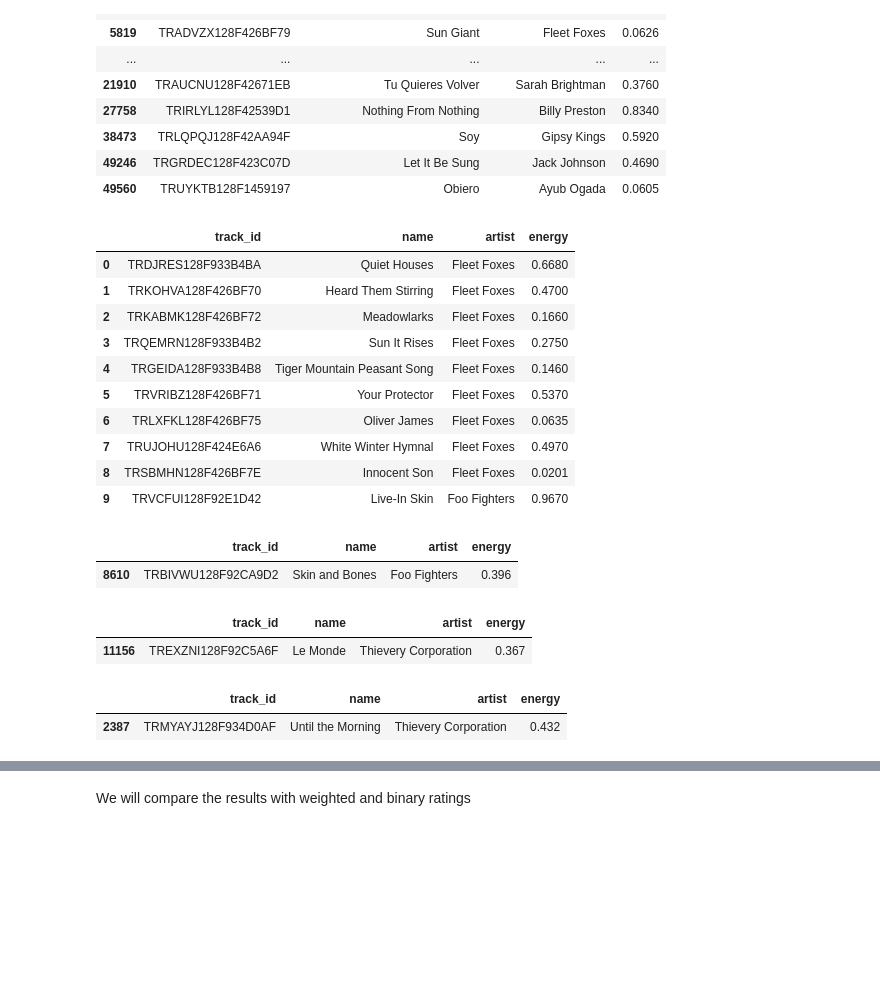
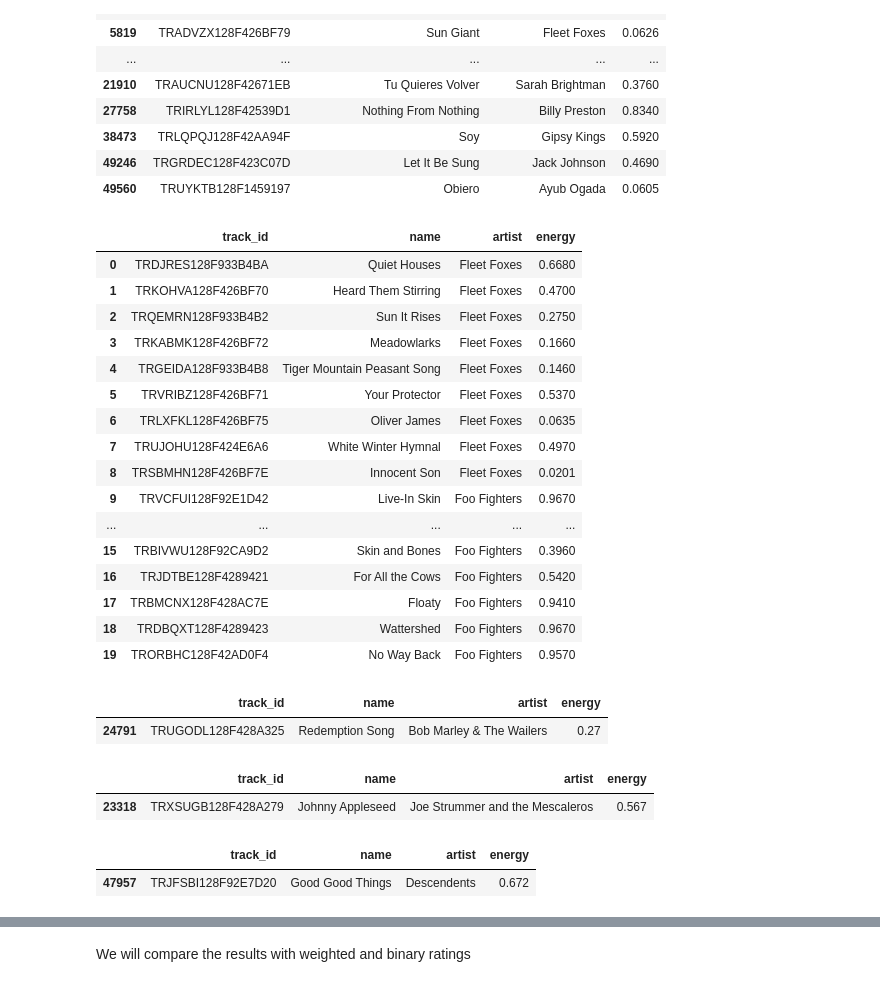
Before and after one commit to dahermar/TFM-Music-Recommendation-System, a Jupyter notebook: System/collaborative_filtering_v2.ipynb, the cells around one changed output, grey strips where cells are left out. Saved outputs shown, nothing was run; the diff lists cells and outputs as text; code cells hidden in the pictures; blank space fills up the shorter version.

```diff
--- a/System/collaborative_filtering_v2.ipynb
+++ b/System/collaborative_filtering_v2.ipynb
@@ -283,7 +283,7 @@ class ItemBasedRecommender:
         self.track_uniques = track_uniques
         self.df_music_info = df_music_info
         self.user_index = None
-        self.recommendations = None # List of tuples (track_id, energy, has been recommended)
+        self.recommendations = None # List of tuples (track_id, energy, similarity, has been recommended)
 
     def make_recommendations(self, user_index, n=100):
         self.user_index = user_index
@@ -299,8 +299,9 @@ class ItemBasedRecommender:
 
         track_ids = self.track_uniques[top_n_index].tolist()
         df_filtered = self.df_music_info.set_index('track_id').loc[track_ids][['energy']].reset_index()
+        index_to_similarity = {idx: similarities[idx] for idx in top_n_index}
 
-        self.recommendations = [(track_id, energy, False) for track_id, energy in df_filtered.itertuples(index=False, name=None)]
+        self.recommendations = [(track_id, energy, index_to_similarity[self.track_uniques.tolist().index(track_id)], False) for track_id, energy in df_filtered.itertuples(index=False, name=None)]
 
 
     def recommend_song(self, energy, energy_margin=0.05):
@@ -310,11 +311,11 @@ class ItemBasedRecommender:
         closest_track_index = None
         distance_to_energy = float('inf')
 
-        for i, (track_id, track_energy, has_been_recommended) in enumerate(self.recommendations):
+        for i, (track_id, track_energy, similarity, has_been_recommended) in enumerate(self.recommendations):
             distance = abs(track_energy - energy)
 
             if not has_been_recommended and distance <= energy_margin:
-                self.recommendations[i] = (track_id, track_energy, True)
+                self.recommendations[i] = (track_id, track_energy, similarity, True)
                 return (track_id, track_energy)
 
             if not has_been_recommended and distance < distance_to_energy:
@@ -322,8 +323,8 @@ class ItemBasedRecommender:
                 distance_to_energy = distance
 
         if closest_track_index is not None:
-            track_id, track_energy, _ = self.recommendations[closest_track_index]
-            self.recommendations[closest_track_index] = (track_id, track_energy, True)
+            track_id, track_energy, _, _= self.recommendations[closest_track_index]
+            self.recommendations[closest_track_index] = (track_id, track_energy, similarity, True)
             return (track_id, track_energy)
 
         raise ValueError("All recommendations have already been recommended")
@@ -338,10 +339,10 @@ class ItemBasedRecommender:
     def get_recommendations_ids(self):
         if self.recommendations is None:
             raise ValueError("No recommendations available. Please call make_recommendations first.")
-        return [track_id for track_id, _, _ in self.recommendations]
+        return [track_id for track_id, _, _, _ in self.recommendations]
 
     def get_recommendations_info(self):
-        track_ids_ordered = [track_id for track_id, _, _ in self.recommendations]
+        track_ids_ordered = [track_id for track_id, _, _, _ in self.recommendations]
         df_ordered = self.df_music_info.set_index('track_id').loc[track_ids_ordered].reset_index()
         return df_ordered
 # %% [markdown]
@@ -373,38 +374,44 @@ df_music_info[df_music_info['track_id'].isin(user_listened_songs)]
 | 49560 | TRUYKTB128F1459197 | Obiero | Ayub Ogada | 0.0605 |
 # %%
 item_based_recommender = ItemBasedRecommender(interaction_matrix_csc_binary, item_based_similarity, track_uniques, df_music_info)
-item_based_recommender.make_recommendations(user_index, n=10)
+item_based_recommender.make_recommendations(user_index, n=20)
 item_based_recommender.get_recommendations_info().head(50)
 # %% [output]
 |  | track_id | name | artist | energy |
 | 0 | TRDJRES128F933B4BA | Quiet Houses | Fleet Foxes | 0.6680 |
 | 1 | TRKOHVA128F426BF70 | Heard Them Stirring | Fleet Foxes | 0.4700 |
-| 2 | TRKABMK128F426BF72 | Meadowlarks | Fleet Foxes | 0.1660 |
-| 3 | TRQEMRN128F933B4B2 | Sun It Rises | Fleet Foxes | 0.2750 |
+| 2 | TRQEMRN128F933B4B2 | Sun It Rises | Fleet Foxes | 0.2750 |
+| 3 | TRKABMK128F426BF72 | Meadowlarks | Fleet Foxes | 0.1660 |
 | 4 | TRGEIDA128F933B4B8 | Tiger Mountain Peasant Song | Fleet Foxes | 0.1460 |
 | 5 | TRVRIBZ128F426BF71 | Your Protector | Fleet Foxes | 0.5370 |
 | 6 | TRLXFKL128F426BF75 | Oliver James | Fleet Foxes | 0.0635 |
 | 7 | TRUJOHU128F424E6A6 | White Winter Hymnal | Fleet Foxes | 0.4970 |
 | 8 | TRSBMHN128F426BF7E | Innocent Son | Fleet Foxes | 0.0201 |
 | 9 | TRVCFUI128F92E1D42 | Live-In Skin | Foo Fighters | 0.9670 |
+| ... | ... | ... | ... | ... |
+| 15 | TRBIVWU128F92CA9D2 | Skin and Bones | Foo Fighters | 0.3960 |
+| 16 | TRJDTBE128F4289421 | For All the Cows | Foo Fighters | 0.5420 |
+| 17 | TRBMCNX128F428AC7E | Floaty | Foo Fighters | 0.9410 |
+| 18 | TRDBQXT128F4289423 | Wattershed | Foo Fighters | 0.9670 |
+| 19 | TRORBHC128F42AD0F4 | No Way Back | Foo Fighters | 0.9570 |
 # %%
 recommended_song = item_based_recommender.recommend_song(0.4)
 df_music_info[df_music_info['track_id'] == recommended_song[0]]
 # %% [output]
 |  | track_id | name | artist | energy |
-| 8610 | TRBIVWU128F92CA9D2 | Skin and Bones | Foo Fighters | 0.396 |
+| 24791 | TRUGODL128F428A325 | Redemption Song | Bob Marley & The Wailers | 0.27 |
 # %%
 recommended_song = item_based_recommender.recommend_song(0.4)
 df_music_info[df_music_info['track_id'] == recommended_song[0]]
 # %% [output]
 |  | track_id | name | artist | energy |
-| 11156 | TREXZNI128F92C5A6F | Le Monde | Thievery Corporation | 0.367 |
+| 23318 | TRXSUGB128F428A279 | Johnny Appleseed | Joe Strummer and the Mescaleros | 0.567 |
 # %%
 recommended_song = item_based_recommender.recommend_song(0.4)
 df_music_info[df_music_info['track_id'] == recommended_song[0]]
 # %% [output]
 |  | track_id | name | artist | energy |
-| 2387 | TRMYAYJ128F934D0AF | Until the Morning | Thievery Corporation | 0.432 |
+| 47957 | TRJFSBI128F92E7D20 | Good Good Things | Descendents | 0.672 |
 # %%
 item_based_recommender.get_recommendations_info().head(50)
 # %% [output]
```
Also changed, not shown: parts of 44 cells of this notebook, 2 other files.
